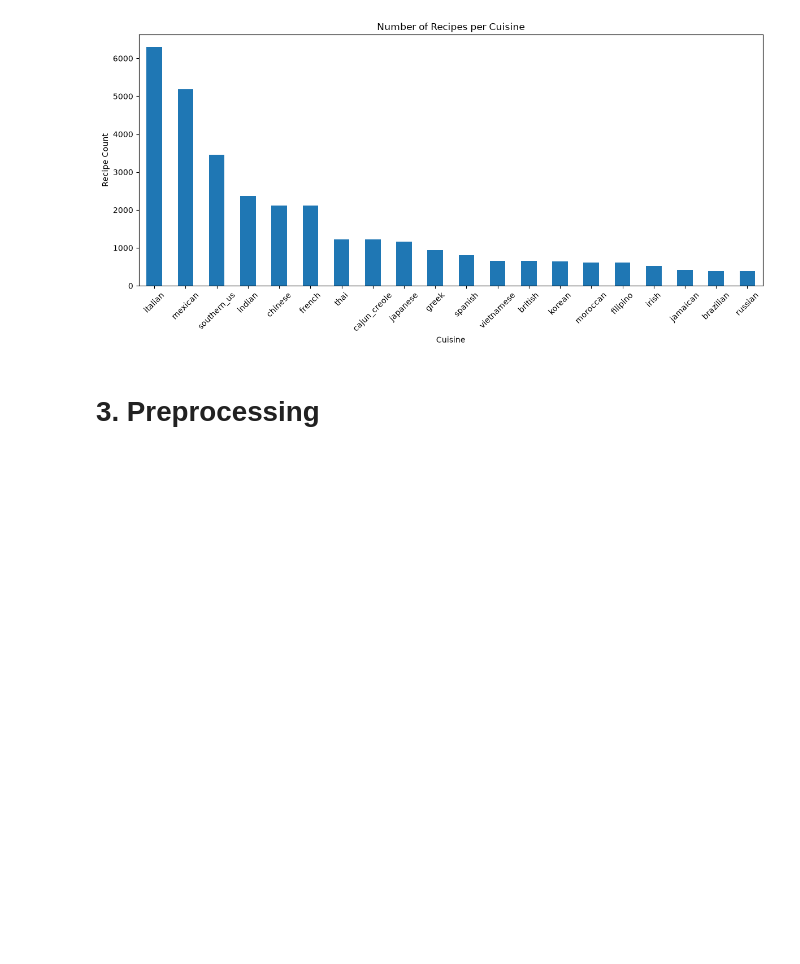
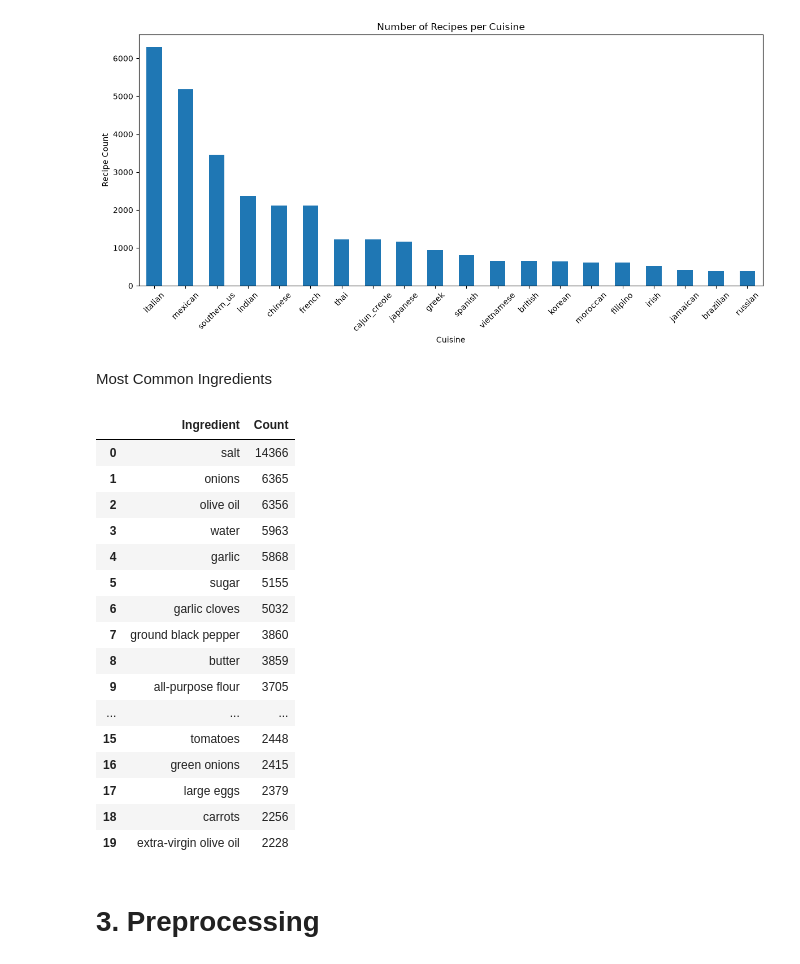
Before and after one commit to mattmaselli/whats-cooking-classification, a Jupyter notebook: whats_cooking.ipynb, the cells around one changed output. Drawn from its saved outputs; the diff is of its cells as text; code cells hidden in the pictures; blank space fills up the shorter version.

Commit message:
docs: add observations and analysis of data

```diff
--- a/whats_cooking.ipynb
+++ b/whats_cooking.ipynb
@@ -98,6 +98,39 @@ plt.tight_layout()
 plt.show()
 # %% [output]
 [figure]
+# %% [markdown]
+Most Common Ingredients
+# %%
+from collections import Counter
+
+ingredient_counts = Counter(
+    ingredient.lower()
+    for recipe in data
+    for ingredient in recipe['ingredients']
+)
+
+pd.DataFrame(
+    ingredient_counts.most_common(20),
+    columns=["Ingredient", "Count"]
+)
+# %% [output]
+|  | Ingredient | Count |
+| 0 | salt | 14366 |
+| 1 | onions | 6365 |
+| 2 | olive oil | 6356 |
+| 3 | water | 5963 |
+| 4 | garlic | 5868 |
+| 5 | sugar | 5155 |
+| 6 | garlic cloves | 5032 |
+| 7 | ground black pepper | 3860 |
+| 8 | butter | 3859 |
+| 9 | all-purpose flour | 3705 |
+| ... | ... | ... |
+| 15 | tomatoes | 2448 |
+| 16 | green onions | 2415 |
+| 17 | large eggs | 2379 |
+| 18 | carrots | 2256 |
+| 19 | extra-virgin olive oil | 2228 |
 # %% [markdown]
 # 3. Preprocessing
 # %%
```
Also changed, not shown: parts of 13 cells of this notebook.
